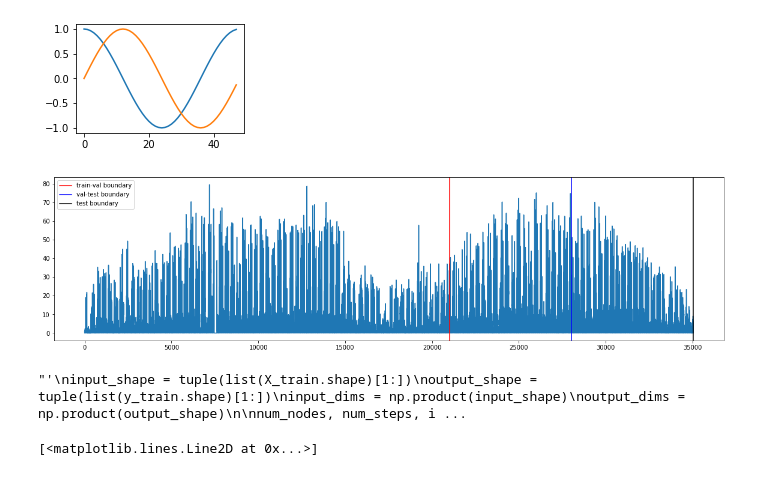
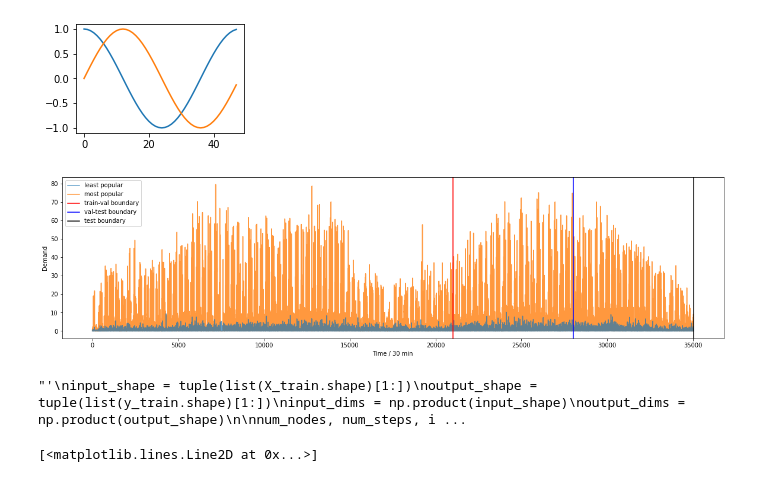
Before and after one commit to vursekar/time-adaptive-gnn, a Jupyter notebook: bike_share/final_data_processing.ipynb, the cells around one changed output. Drawn from its saved outputs; the diff is of its cells as text; code cells hidden in the pictures.

```diff
--- a/bike_share/final_data_processing.ipynb
+++ b/bike_share/final_data_processing.ipynb
@@ -46,35 +46,39 @@ X, y = make_windows(X_raw, window_length=window_length)
 if drop_y_time:
     y = y[:,:,:,:2]
 
 NUM_SAMPLES = len(X)
 TRAIN_SAMPLES = int(train_pct*NUM_SAMPLES)
 VALID_SAMPLES = int(valid_pct*NUM_SAMPLES)
 TEST_SAMPLES = int(test_pct*NUM_SAMPLES)
 
 plt.figure(figsize=(20,5))
-plt.plot(X_raw[0,:,0])
+plt.ylabel("Demand")
+plt.xlabel("Time / 30 min")
+plt.plot(X_raw[-1,:,0], alpha=0.7,label="least popular")
+plt.plot(X_raw[0,:,0],alpha=0.8,zorder=1, label="most popular")
 plt.axvline(TRAIN_SAMPLES, color='r',label='train-val boundary')
 plt.axvline(VALID_SAMPLES, color='blue',label='val-test boundary')
 plt.axvline(TEST_SAMPLES, color='k',label='test boundary')
 plt.legend()
+# plt.savefig('./plots/train_val_test_split.png',bbox_inches='tight')
 plt.show()
 
 
 data_final["X_train"], data_final["y_train"] = X[:TRAIN_SAMPLES], y[:TRAIN_SAMPLES]
 data_final["X_val"], data_final["y_val"] = X[TRAIN_SAMPLES:VALID_SAMPLES], y[TRAIN_SAMPLES:VALID_SAMPLES]
 data_final["X_test"], data_final["y_test"] = X[VALID_SAMPLES:TEST_SAMPLES], y[VALID_SAMPLES:TEST_SAMPLES]
 
 ''''
 input_shape = tuple(list(X_train.shape)[1:])
 output_shape = tuple(list(y_train.shape)[1:])
 input_dims = np.product(input_shape)
 output_dims = np.product(output_shape)
 
 num_nodes, num_steps, input_features = input_shape
 _, _, output_features = output_shape
 '''
 # %% [output]
-[figure, old version]
+[figure, new version]
 "'\ninput_shape = tuple(list(X_train.shape)[1:])\noutput_shape = tuple(list(y_train.shape)[1:])\ninput_dims = np.product(input_shape)\noutput_dims = np.product(output_shape)\n\nnum_nodes, num_steps, i ...
 # %%
 # EXAMPLE PLOT
```
Also changed, not shown: 9 other files.
